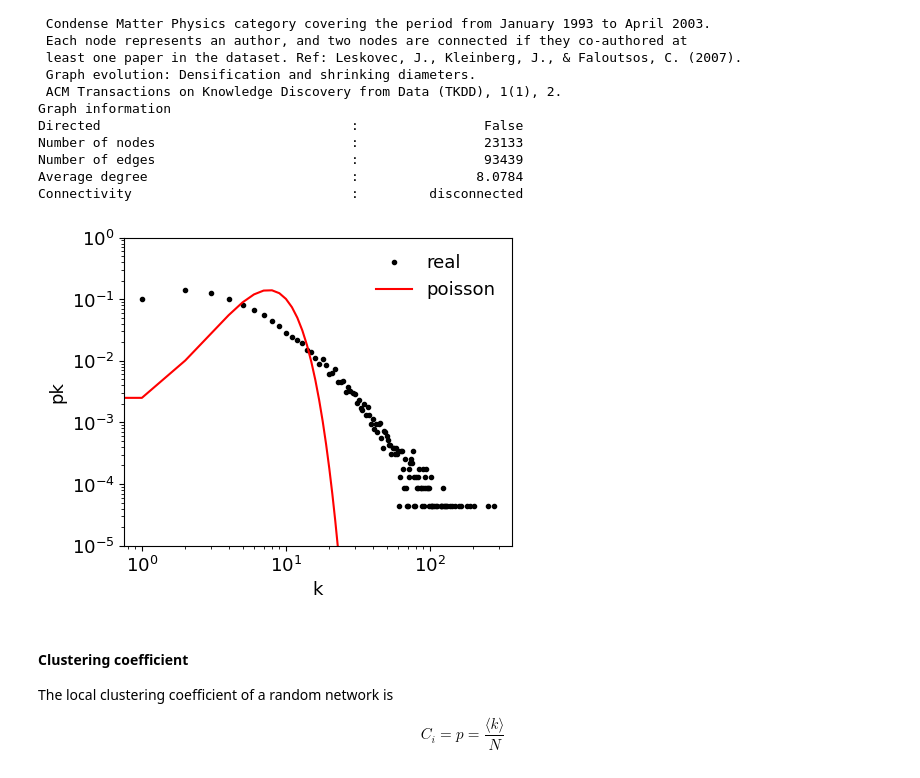
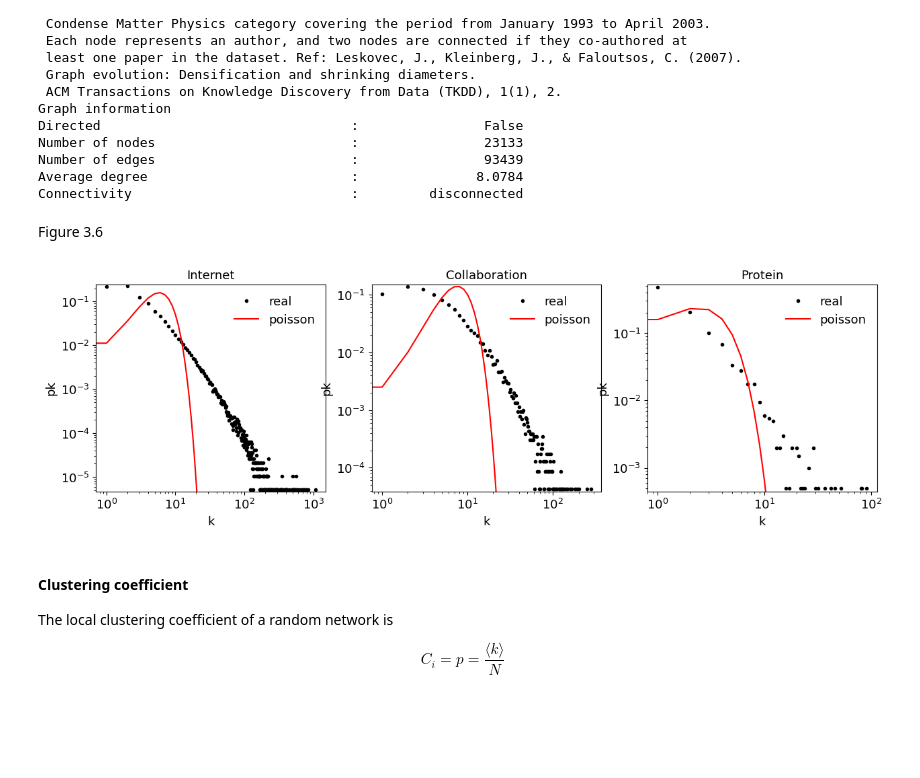
Before and after one commit to Ziaeemehr/netsci, a Jupyter notebook: examples/chap_03.ipynb, the cells around one changed output. Cells and saved outputs as stored; diff of their text form; code cells hidden in the pictures; blank space fills up the shorter version.

Commit message:
chap 03 figure 3.6 added.

```diff
--- a/examples/chap_03.ipynb
+++ b/examples/chap_03.ipynb
@@ -186,31 +186,41 @@ Number of nodes                         :                23133
 Number of edges                         :                93439
 Average degree                          :               8.0784
 Connectivity                            :         disconnected
+# %% [markdown]
+Figure 3.6
 # %%
-# plot pk versus k
+from scipy.stats import poisson
+from collections import Counter
 
-from collections import Counter
-degrees = [G_collab.degree(n) for n in G_collab.nodes()]
-degree_count = Counter(degrees)
-k, pk = zip(*degree_count.items())
-k = np.array(k)
-pk = np.array(pk)/sum(pk)
+fig, ax = plt.subplots(1,3, figsize=(15,4))
 
-plt.figure(figsize=(5,4))
-plt.loglog(k, pk, 'k.', label='real')
-plt.xlabel("k")
-plt.ylabel("pk");
+c = 0
+for net in ["Internet", "Collaboration", "Protein"]:
+    G = load_sample_graph(net)
+    degrees = [G.degree(n) for n in G.nodes()]
+    degree_count = Counter(degrees)
+    k, pk = zip(*degree_count.items())
+    k = np.array(k)
+    pk = np.array(pk)/sum(pk)
 
-# add poisson distribution to graph
-from scipy.stats import poisson
 
-k = np.arange(0, max(degrees)+1)
-pk_poisson = poisson.pmf(k, np.mean(degrees))
-plt.loglog(k, pk_poisson, 'r', label='poisson')
-plt.ylim([1e-5, 1])
-plt.legend(frameon=False);
+    ax[c].loglog(k, pk, 'k.', label='real')
+    ax[c].set_xlabel("k")
+    ax[c].set_ylabel("pk");
+    ymin, ymax = np.min(pk)*0.9, np.max(pk)*1.1
+
+    # add poisson distribution to graph
+
+    k = np.arange(0, max(degrees)+1)
+    pk_poisson = poisson.pmf(k, np.mean(degrees))
+    ax[c].loglog(k, pk_poisson, 'r', label='poisson')
+    # plt.ylim([1e-5, 1])
+    ax[c].legend(frameon=False);
+    ax[c].set_ylim([ymin, ymax])
+    ax[c].set_title(net)
+    c += 1
 # %% [output]
-[figure, old version]
+[figure, new version]
 # %% [markdown]
 #### Clustering coefficient
 
```
Also changed, not shown: 1 other file.
